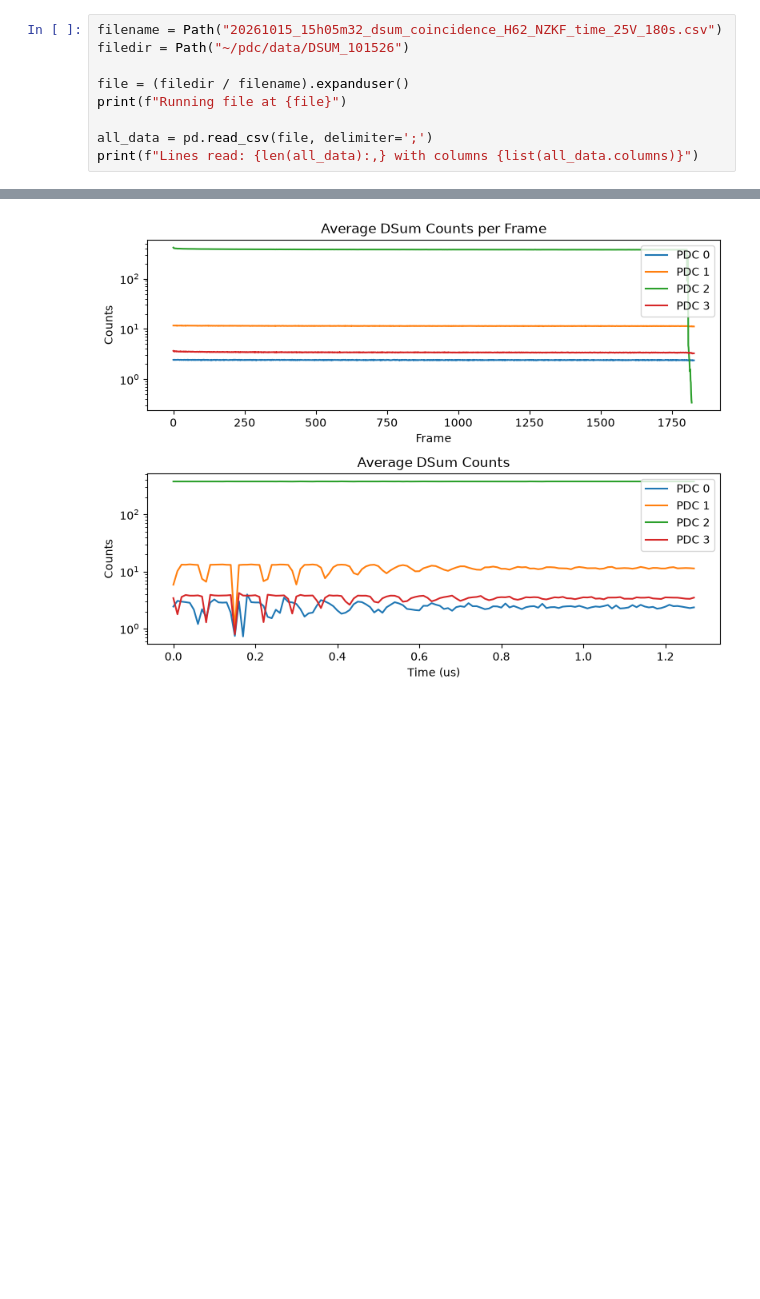
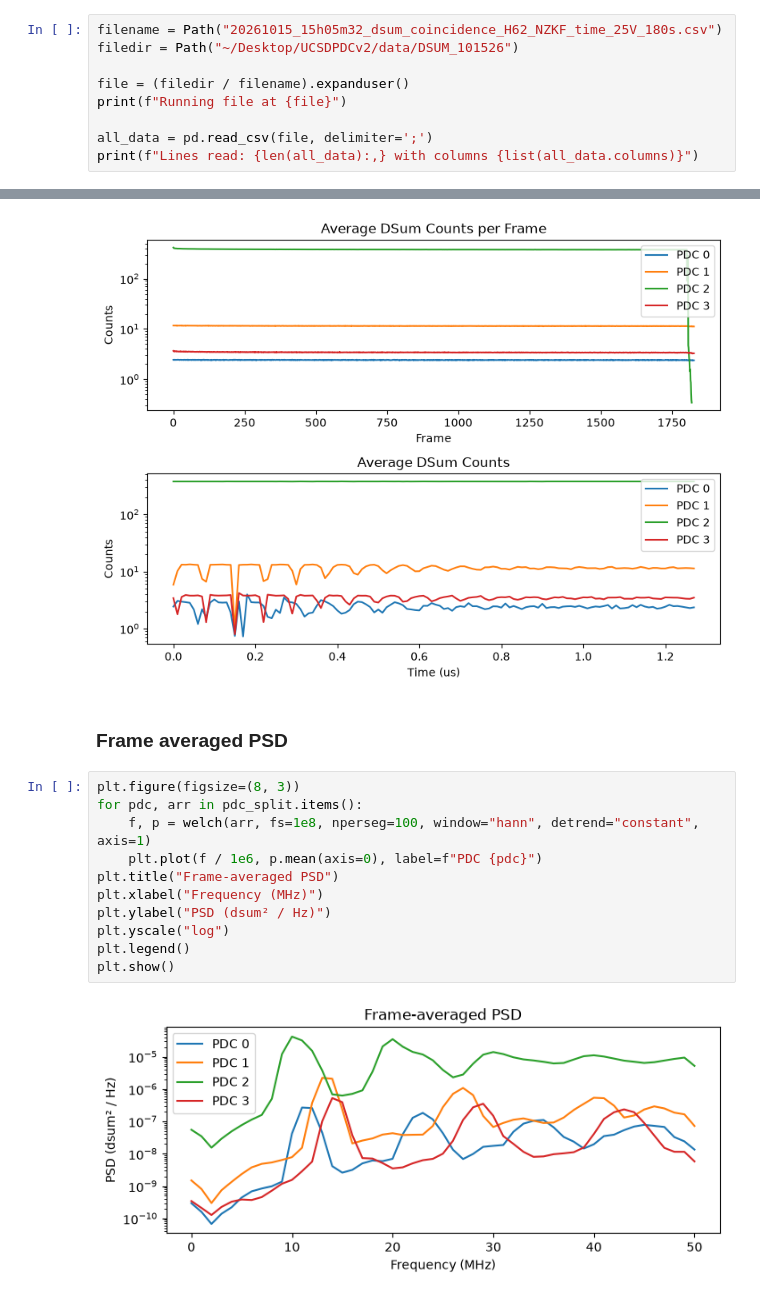
Before and after one commit to PeterKnauss/UCSDPDCv2, a Jupyter notebook: analysis/dsum.ipynb, the cells around one changed output, grey strips where cells are left out. Saved outputs shown, nothing was run; the diff lists cells and outputs as text; blank space fills up the shorter version.

```diff
--- a/analysis/dsum.ipynb
+++ b/analysis/dsum.ipynb
@@ -10,6 +10,6 @@ import matplotlib.pyplot as plt
 # %%
 filename = Path("20261015_15h05m32_dsum_coincidence_H62_NZKF_time_25V_180s.csv")
-filedir = Path("~/pdc/data/DSUM_101526")
+filedir = Path("~/Desktop/UCSDPDCv2/data/DSUM_101526")
 
 file = (filedir / filename).expanduser()
 print(f"Running file at {file}")
@@ -52,4 +52,19 @@ plt.tight_layout()
 plt.show()
 # %% [output]
 [figure]
+# %% [markdown]
+### Frame averaged PSD
+# %%
+plt.figure(figsize=(8, 3))
+for pdc, arr in pdc_split.items():
+    f, p = welch(arr, fs=1e8, nperseg=100, window="hann", detrend="constant", axis=1)
+    plt.plot(f / 1e6, p.mean(axis=0), label=f"PDC {pdc}")
+plt.title("Frame-averaged PSD")
+plt.xlabel("Frequency (MHz)")
+plt.ylabel("PSD (dsum² / Hz)")
+plt.yscale("log")
+plt.legend()
+plt.show()
+# %% [output]
+[figure, added]
 # %% [markdown]
```
Also changed, not shown: parts of 8 cells of this notebook, 2 other files.
